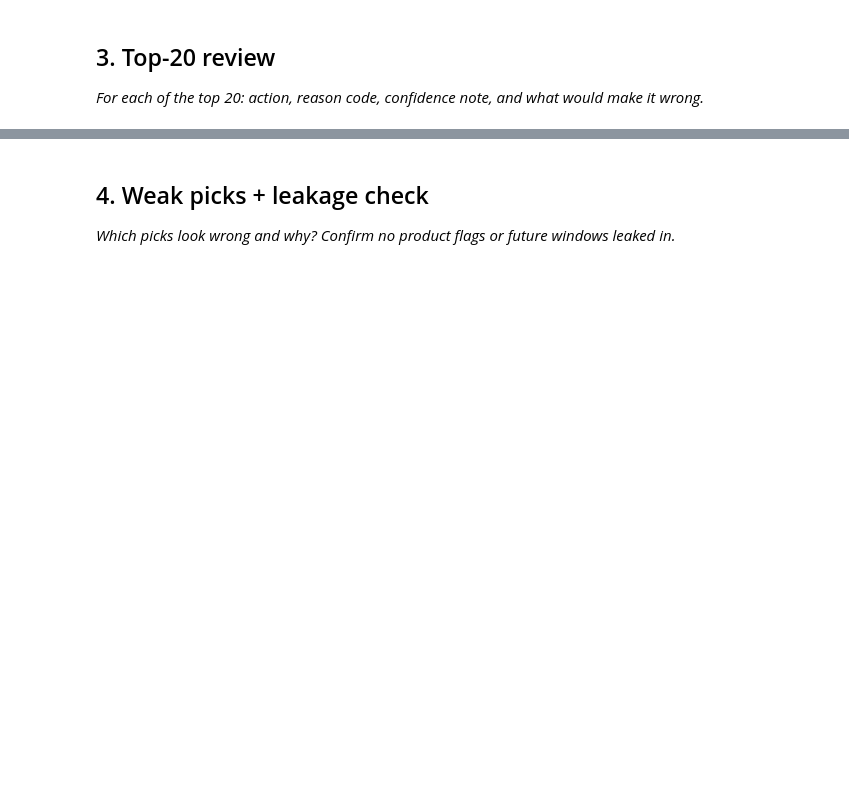
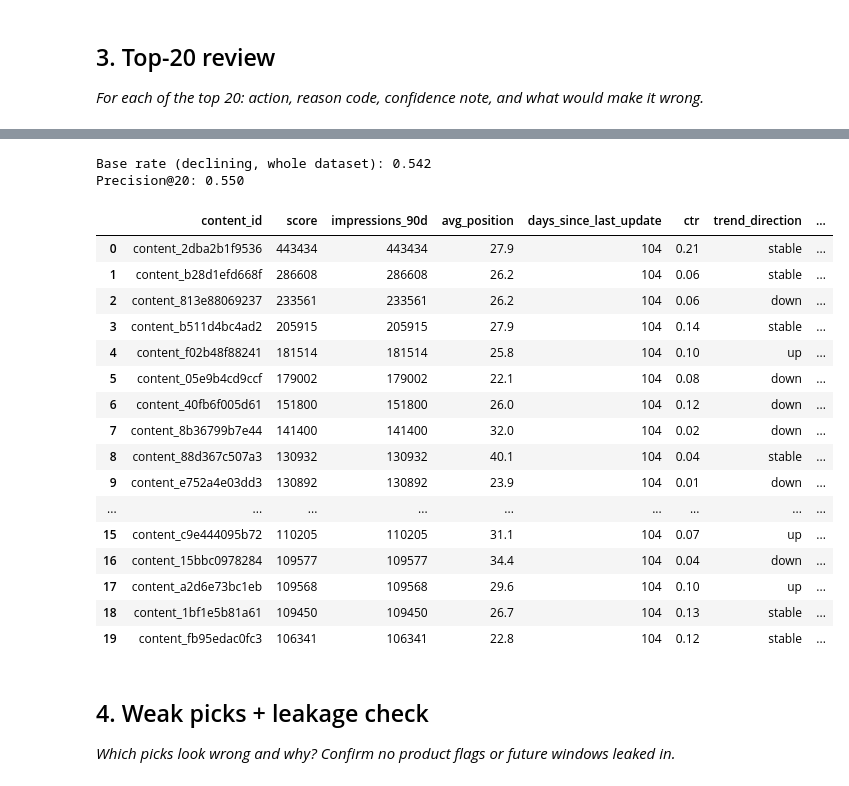
Before and after one commit to prakash587/flyrank-ml-internship-starter, a Jupyter notebook: work/notebooks/w04_baseline_score.ipynb, the cells around one changed output, grey strips where cells are left out. Cells and saved outputs as stored; diff of their text form; code cells hidden in the pictures; blank space fills up the shorter version.

```diff
--- a/work/notebooks/w04_baseline_score.ipynb
+++ b/work/notebooks/w04_baseline_score.ipynb
@@ -22,0 +105,19 @@ This skeleton is yours to fill. Work the sections **in order** — each one has
+# %%
+# This cell is for CODE (numbers, a query, a check).
+import os
+
+stale = (df["days_since_last_update"] >= 90).astype(int)
+visible = (df["impressions_90d"] >= 500).astype(int)
+weak_pos = ((df["avg_position"] >= 20) & (df["avg_position"] > 0)).astype(int)
+
+df["score"] = stale * visible * weak_pos * df["impressions_90d"]
+
+# label for evaluation only — never fed into the score above
+df["is_declining_label"] = (df["trend_direction"] == "down").astype(int)
+
+ranked = df.sort_values("score", ascending=False).reset_index(drop=True)
+
+os.makedirs("work/outputs", exist_ok=True)
+ranked.to_csv("work/outputs/baseline_action_score.csv", index=False)
+
+ranked[["content_id", "score", "reason_code", "is_declining_label"]].head(10)
@@ -30,3 +151,44 @@ This skeleton is yours to fill. Work the sections **in order** — each one has
+# %%
+# This cell is for CODE (numbers, a query, a check).
+# Write your text answer in the cell ABOVE this one — typing sentences here breaks Run All.
+
+import numpy as np
+
+def precision_at_k(scores, labels, k):
+    order = np.argsort(-np.asarray(scores))
+    return np.asarray(labels)[order[:k]].mean()
+
+base_rate = df["is_declining_label"].mean()
+p20 = precision_at_k(ranked["score"], ranked["is_declining_label"], 20)
+
+print(f"Base rate (declining, whole dataset): {base_rate:.3f}")
+print(f"Precision@20: {p20:.3f}")
+
+# Display the top 20 rows the hand review below is based on
+cols = ["content_id", "score", "impressions_90d", "avg_position",
+        "days_since_last_update", "ctr", "trend_direction", "trend_pct",
+        "is_declining_label"]
+ranked[cols].head(20)
+# %% [output]
+Base rate (declining, whole dataset): 0.542
+Precision@20: 0.550
+|  | content_id | score | impressions_90d | avg_position | days_since_last_update | ctr | trend_direction | ... |
+| 0 | content_2dba2b1f9536 | 443434 | 443434 | 27.9 | 104 | 0.21 | stable | ... |
+| 1 | content_b28d1efd668f | 286608 | 286608 | 26.2 | 104 | 0.06 | stable | ... |
+| 2 | content_813e88069237 | 233561 | 233561 | 26.2 | 104 | 0.06 | down | ... |
+| 3 | content_b511d4bc4ad2 | 205915 | 205915 | 27.9 | 104 | 0.14 | stable | ... |
+| 4 | content_f02b48f88241 | 181514 | 181514 | 25.8 | 104 | 0.10 | up | ... |
+| 5 | content_05e9b4cd9ccf | 179002 | 179002 | 22.1 | 104 | 0.08 | down | ... |
+| 6 | content_40fb6f005d61 | 151800 | 151800 | 26.0 | 104 | 0.12 | down | ... |
+| 7 | content_8b36799b7e44 | 141400 | 141400 | 32.0 | 104 | 0.02 | down | ... |
+| 8 | content_88d367c507a3 | 130932 | 130932 | 40.1 | 104 | 0.04 | stable | ... |
+| 9 | content_e752a4e03dd3 | 130892 | 130892 | 23.9 | 104 | 0.01 | down | ... |
+| ... | ... | ... | ... | ... | ... | ... | ... | ... |
+| 15 | content_c9e444095b72 | 110205 | 110205 | 31.1 | 104 | 0.07 | up | ... |
+| 16 | content_15bbc0978284 | 109577 | 109577 | 34.4 | 104 | 0.04 | down | ... |
+| 17 | content_a2d6e73bc1eb | 109568 | 109568 | 29.6 | 104 | 0.10 | up | ... |
+| 18 | content_1bf1e5b81a61 | 109450 | 109450 | 26.7 | 104 | 0.13 | stable | ... |
+| 19 | content_fb95edac0fc3 | 106341 | 106341 | 22.8 | 104 | 0.12 | stable | ... |
 # %% [markdown]
 ## 4. Weak picks + leakage check
 
```
Also changed, not shown: parts of 13 cells of this notebook.
